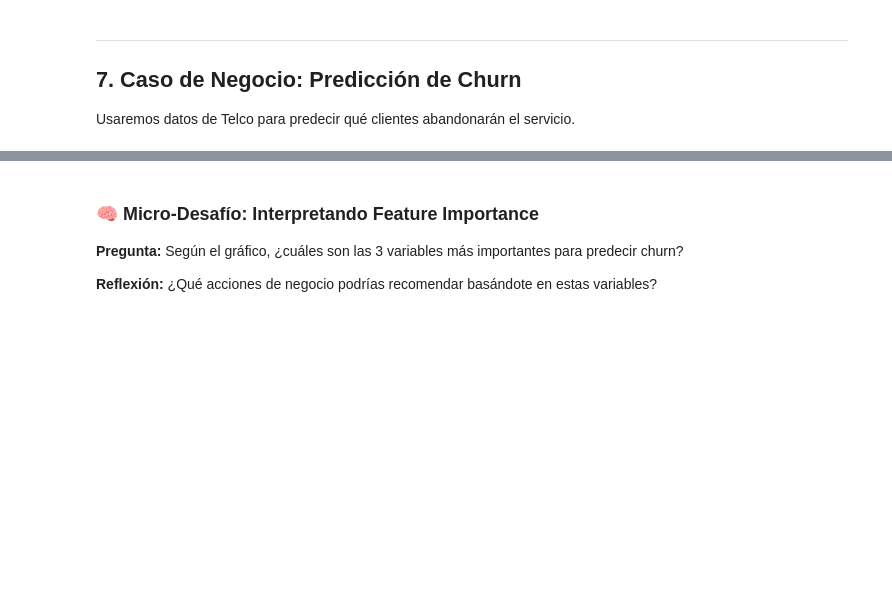
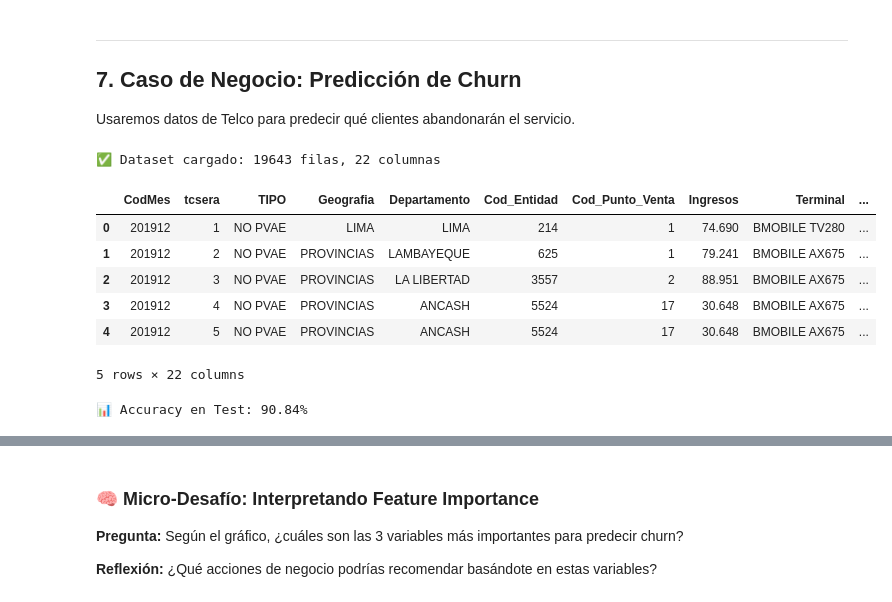
Before and after one commit to JordanKingPeru/ml-supervisado-uni, a Jupyter notebook: 02_Sesion_Arboles_Ensembles/notebooks/00b_Random_Forest_Intro.ipynb, the cells around one changed output, grey strips where cells are left out. Drawn from its saved outputs; the diff is of its cells as text; code cells hidden in the pictures; blank space fills up the shorter version.

```diff
--- a/02_Sesion_Arboles_Ensembles/notebooks/00b_Random_Forest_Intro.ipynb
+++ b/02_Sesion_Arboles_Ensembles/notebooks/00b_Random_Forest_Intro.ipynb
@@ -241,29 +259,38 @@ Usaremos datos de Telco para predecir qué clientes abandonarán el servicio.
 # %%
 # Cargar datos (asumimos que existe telco_churn.csv)
 try:
-    df = pd.read_csv('../data/telco_churn.csv')
+    df = pd.read_csv('../data/telco_churn.csv',sep=';')
     print(f"✅ Dataset cargado: {df.shape[0]} filas, {df.shape[1]} columnas")
 except FileNotFoundError:
     print("⚠️ Archivo no encontrado. Generando datos sintéticos para demostración...")
     np.random.seed(RANDOM_STATE)
     n = 1000
     df = pd.DataFrame({
         'tenure': np.random.randint(1, 72, n),
         'MonthlyCharges': np.random.uniform(20, 100, n),
         'TotalCharges': np.random.uniform(100, 5000, n),
         'Contract_Month': np.random.binomial(1, 0.5, n),
         'PaymentMethod_Electronic': np.random.binomial(1, 0.4, n),
         'InternetService_Fiber': np.random.binomial(1, 0.35, n),
         'OnlineSecurity_No': np.random.binomial(1, 0.5, n),
         'TechSupport_No': np.random.binomial(1, 0.5, n),
     })
     # Simular Churn basado en features
     prob_churn = 0.1 + 0.3*(df['Contract_Month']) + 0.1 * \
         (df['tenure'] < 12) + 0.15*(df['OnlineSecurity_No'])
     df['Churn'] = (np.random.rand(n) < prob_churn).astype(int)
     print(f"✅ Datos sintéticos generados: {df.shape[0]} filas")
 
 df.head()
+# %% [output]
+✅ Dataset cargado: 19643 filas, 22 columnas
+|  | CodMes | tcsera | TIPO | Geografia | Departamento | Cod_Entidad | Cod_Punto_Venta | Ingresos | Terminal | ... |
+| 0 | 201912 | 1 | NO PVAE | LIMA | LIMA | 214 | 1 | 74.690 | BMOBILE TV280 | ... |
+| 1 | 201912 | 2 | NO PVAE | PROVINCIAS | LAMBAYEQUE | 625 | 1 | 79.241 | BMOBILE AX675 | ... |
+| 2 | 201912 | 3 | NO PVAE | PROVINCIAS | LA LIBERTAD | 3557 | 2 | 88.951 | BMOBILE AX675 | ... |
+| 3 | 201912 | 4 | NO PVAE | PROVINCIAS | ANCASH | 5524 | 17 | 30.648 | BMOBILE AX675 | ... |
+| 4 | 201912 | 5 | NO PVAE | PROVINCIAS | ANCASH | 5524 | 17 | 30.648 | BMOBILE AX675 | ... |
+5 rows × 22 columns
 # %%
 # Preparar datos
 target = 'Churn' if 'Churn' in df.columns else df.columns[-1]
@@ -282,6 +309,8 @@ rf_churn = RandomForestClassifier(n_estimators=100, max_depth=6,
 rf_churn.fit(X_tr, y_tr)
 
 print(f"📊 Accuracy en Test: {rf_churn.score(X_ts, y_ts):.2%}")
+# %% [output]
+📊 Accuracy en Test: 90.84%
 # %%
 # Feature Importance para Churn
 importances = rf_churn.feature_importances_
```
Also changed, not shown: parts of 6 cells of this notebook, 2 other files.
